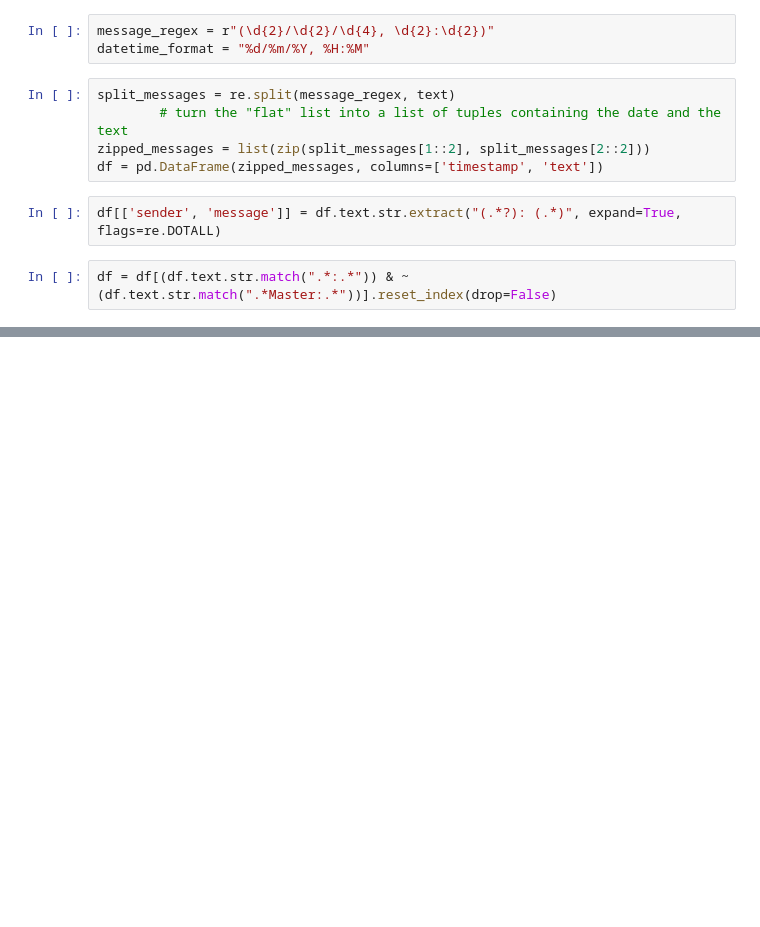
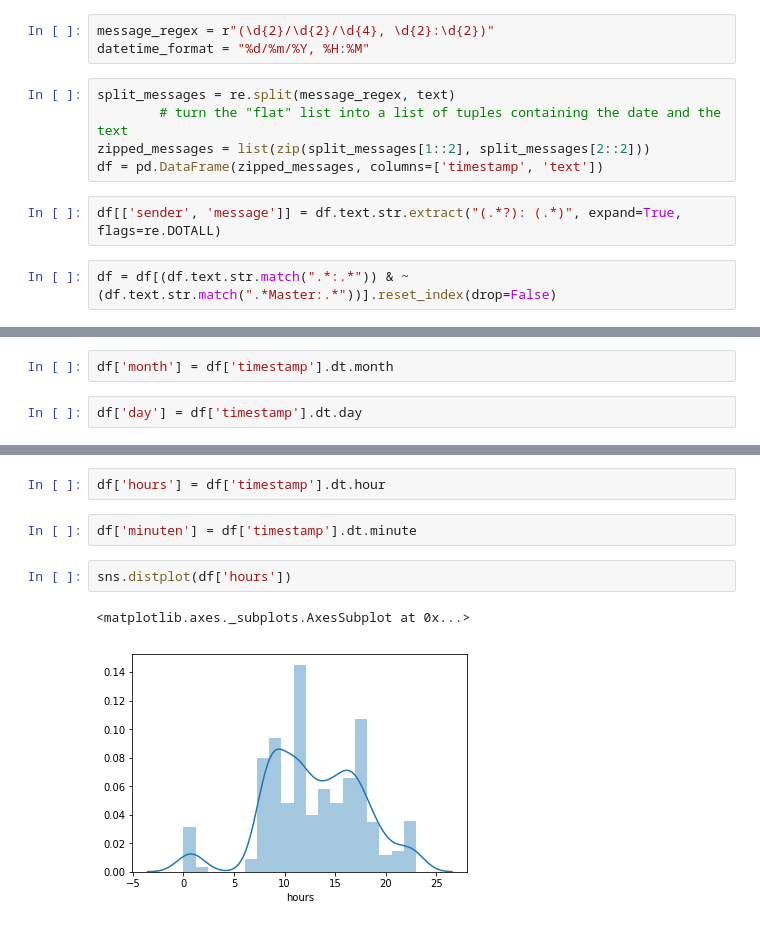
Before and after one commit to YuRiTan/class_8_project, a Jupyter notebook: notebooks/test_workbook_robin.ipynb, the cells around one changed output, grey strips where cells are left out. Saved outputs shown, nothing was run; the diff lists cells and outputs as text; blank space fills up the shorter version.

```diff
--- a/notebooks/test_workbook_robin.ipynb
+++ b/notebooks/test_workbook_robin.ipynb
@@ -22,0 +36,4 @@ df = df.sort_values('timestamp', ascending=True)
+# %%
+df['month'] = df['timestamp'].dt.month
+# %%
+df['day'] = df['timestamp'].dt.day
@@ -22,0 +120,9 @@ df = df.sort_values('timestamp', ascending=True)
+# %%
+df['hours'] = df['timestamp'].dt.hour
+# %%
+df['minuten'] = df['timestamp'].dt.minute
+# %%
+sns.distplot(df['hours'])
+# %% [output]
+<matplotlib.axes._subplots.AxesSubplot at 0x...>
+[figure, added]
```
Also changed, not shown: parts of 13 cells of this notebook.
